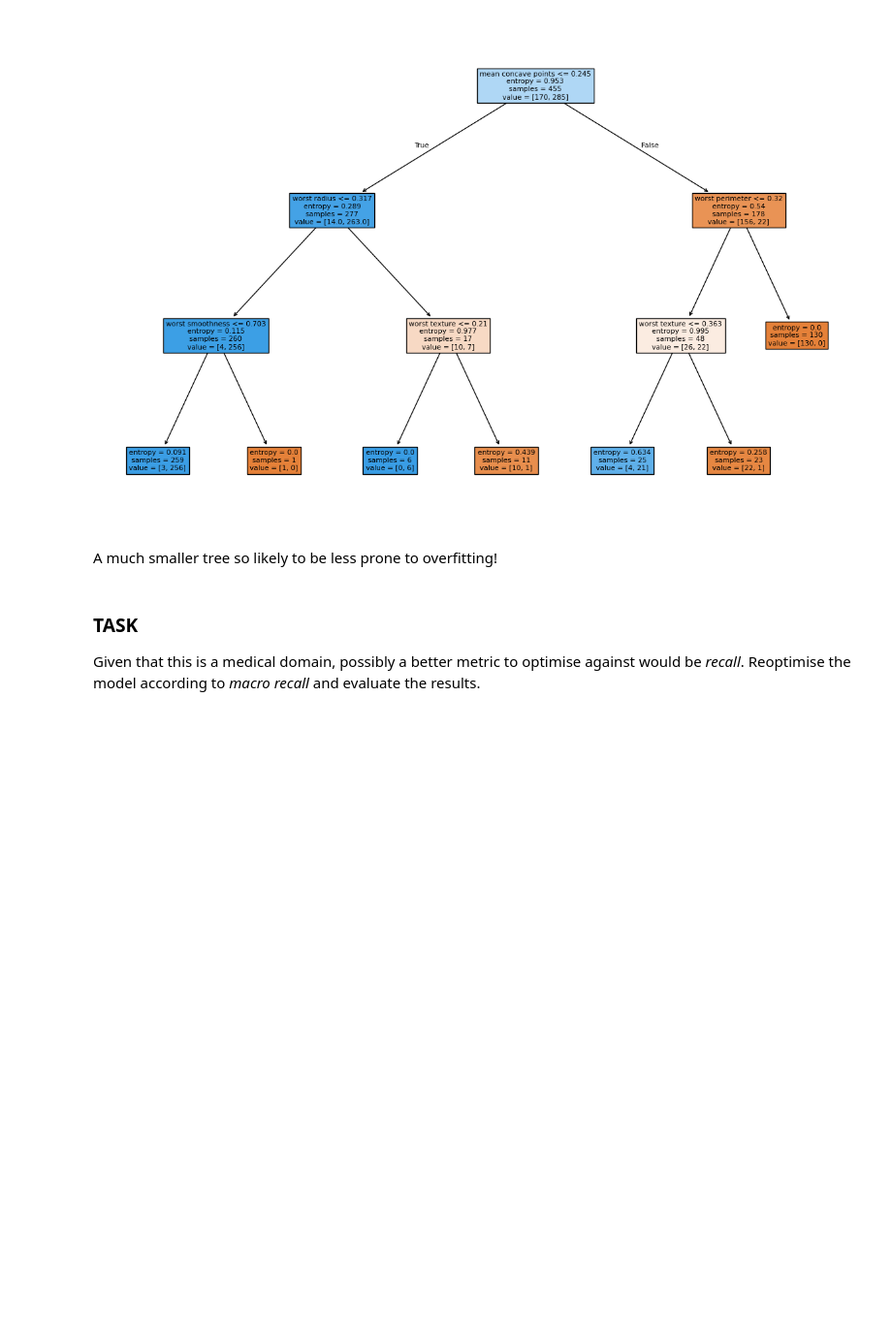
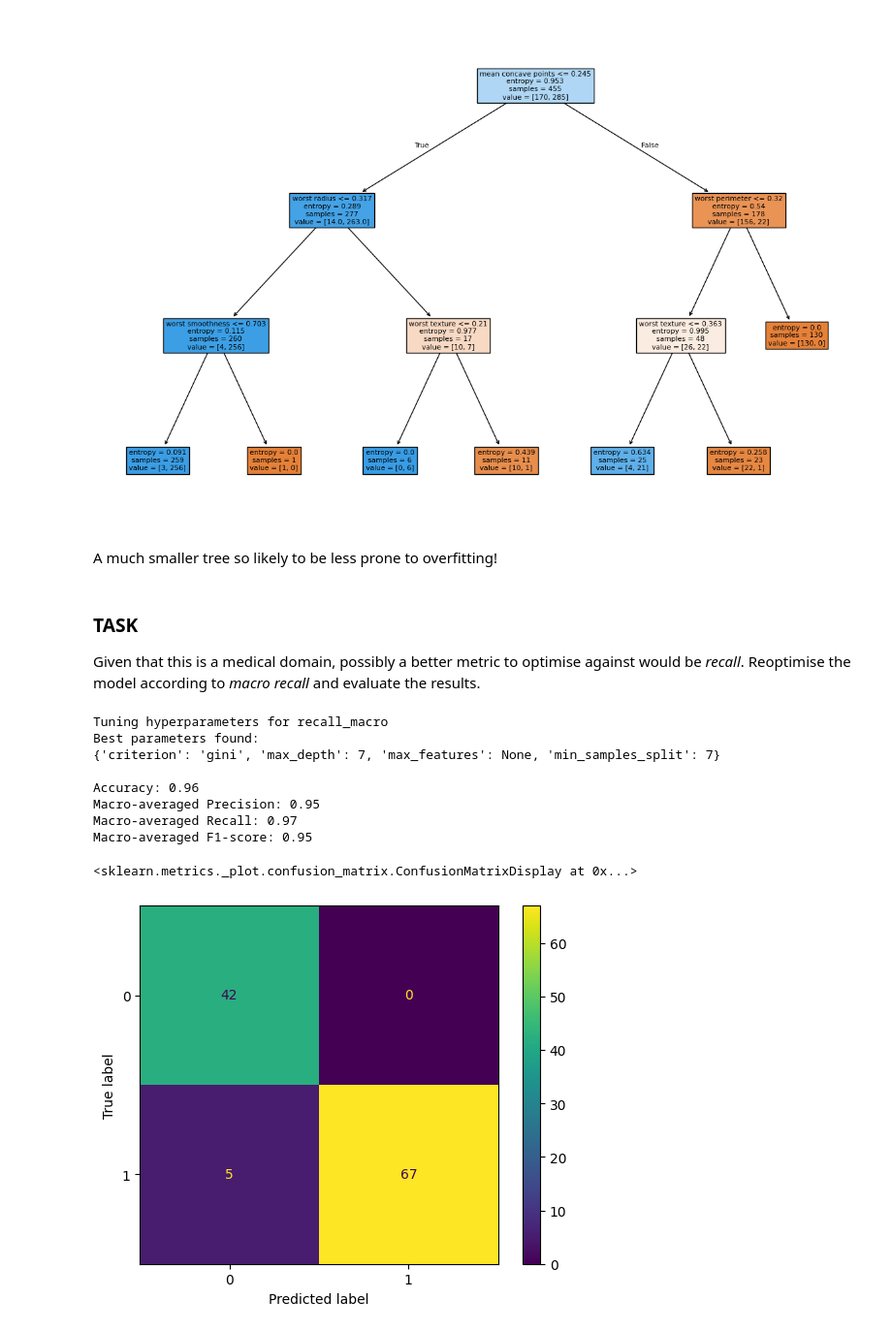
Before and after one commit to TudorVilcu/Tudor-Vilcu---Data-Science-and-Gen-AI-submission-, a Jupyter notebook: Copy_of_4_01_Decision_Trees.ipynb, the cells around one changed output. Shown at 97% size. Saved outputs shown, nothing was run; the diff lists cells and outputs as text; code cells hidden in the pictures; blank space fills up the shorter version.

```diff
--- a/Copy_of_4_01_Decision_Trees.ipynb
+++ b/Copy_of_4_01_Decision_Trees.ipynb
@@ -285,0 +284,38 @@ Given that this is a medical domain, possibly a better metric to optimise agains
+# %%
+# 1. Search for the best settings, this time scoring on macro recall
+score = 'recall_macro'
+print(f"Tuning hyperparameters for {score}")
+
+clf_recall = RandomizedSearchCV(DTC(), tuned_parameters, cv=5, random_state=1984,
+                                scoring=score, n_iter=20, refit=True)
+clf_recall.fit(X_train, Y_train)
+
+print("Best parameters found:")
+print(clf_recall.best_params_)
+
+# 2. Train a new model with those settings
+DTC_recall_model = DTC(**clf_recall.best_params_).fit(X_train, Y_train)
+
+# 3. Predict on the test data
+predict_recall = DTC_recall_model.predict(X_test)
+
+# 4. Evaluate
+print(f"\nAccuracy: {round(accuracy_score(Y_test, predict_recall), 2)}")
+
+precision, recall, f1_score, _ = precision_recall_fscore_support(Y_test, predict_recall, average='macro')
+print(f"Macro-averaged Precision: {round(precision, 2)}")
+print(f"Macro-averaged Recall: {round(recall, 2)}")
+print(f"Macro-averaged F1-score: {round(f1_score, 2)}")
+
+CM.from_predictions(Y_test, predict_recall)
+# %% [output]
+Tuning hyperparameters for recall_macro
+Best parameters found:
+{'criterion': 'gini', 'max_depth': 7, 'max_features': None, 'min_samples_split': 7}
+
+Accuracy: 0.96
+Macro-averaged Precision: 0.95
+Macro-averaged Recall: 0.97
+Macro-averaged F1-score: 0.95
+<sklearn.metrics._plot.confusion_matrix.ConfusionMatrixDisplay at 0x...>
+[figure, added]
```
Also changed, not shown: parts of 5 cells of this notebook.
